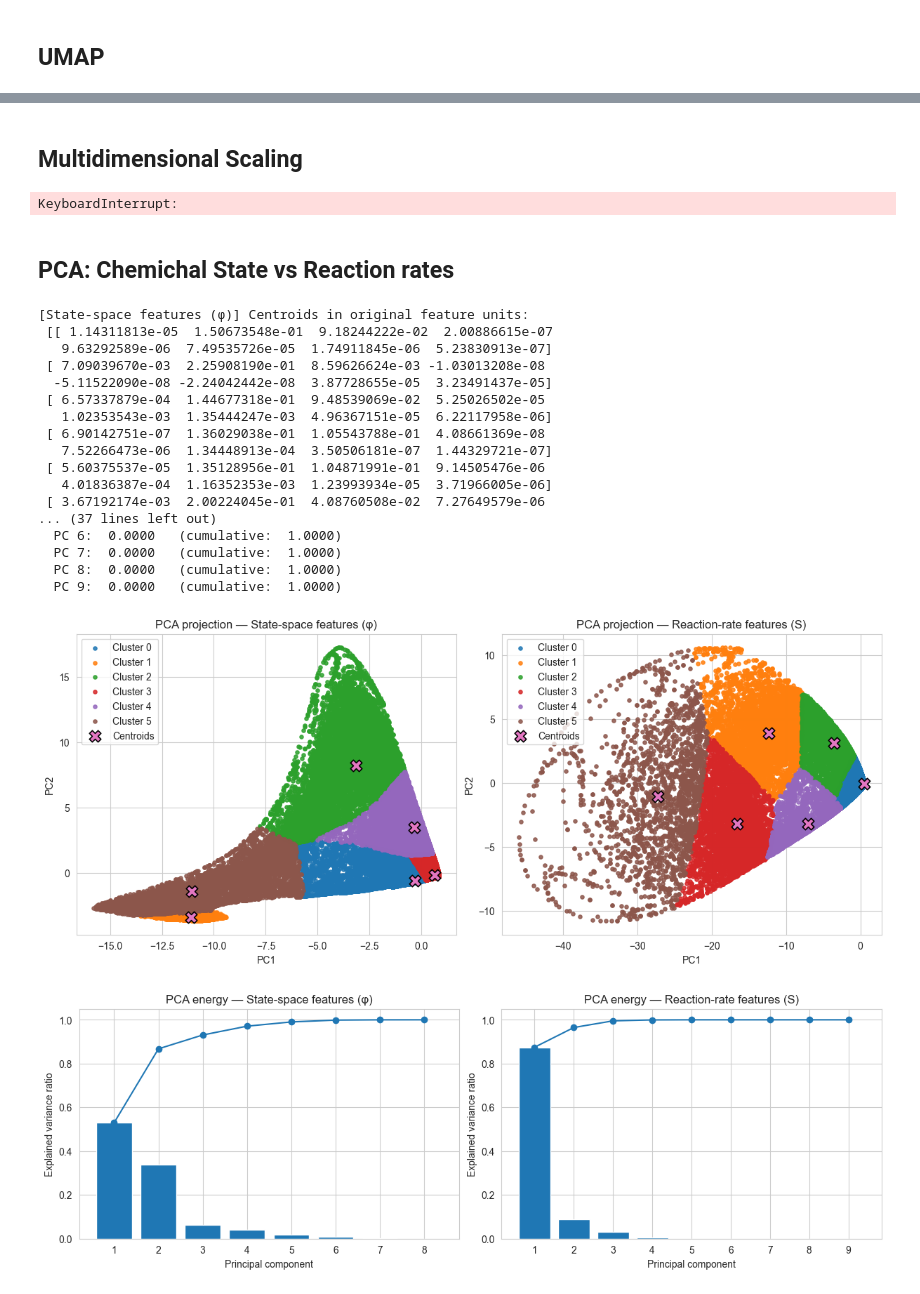
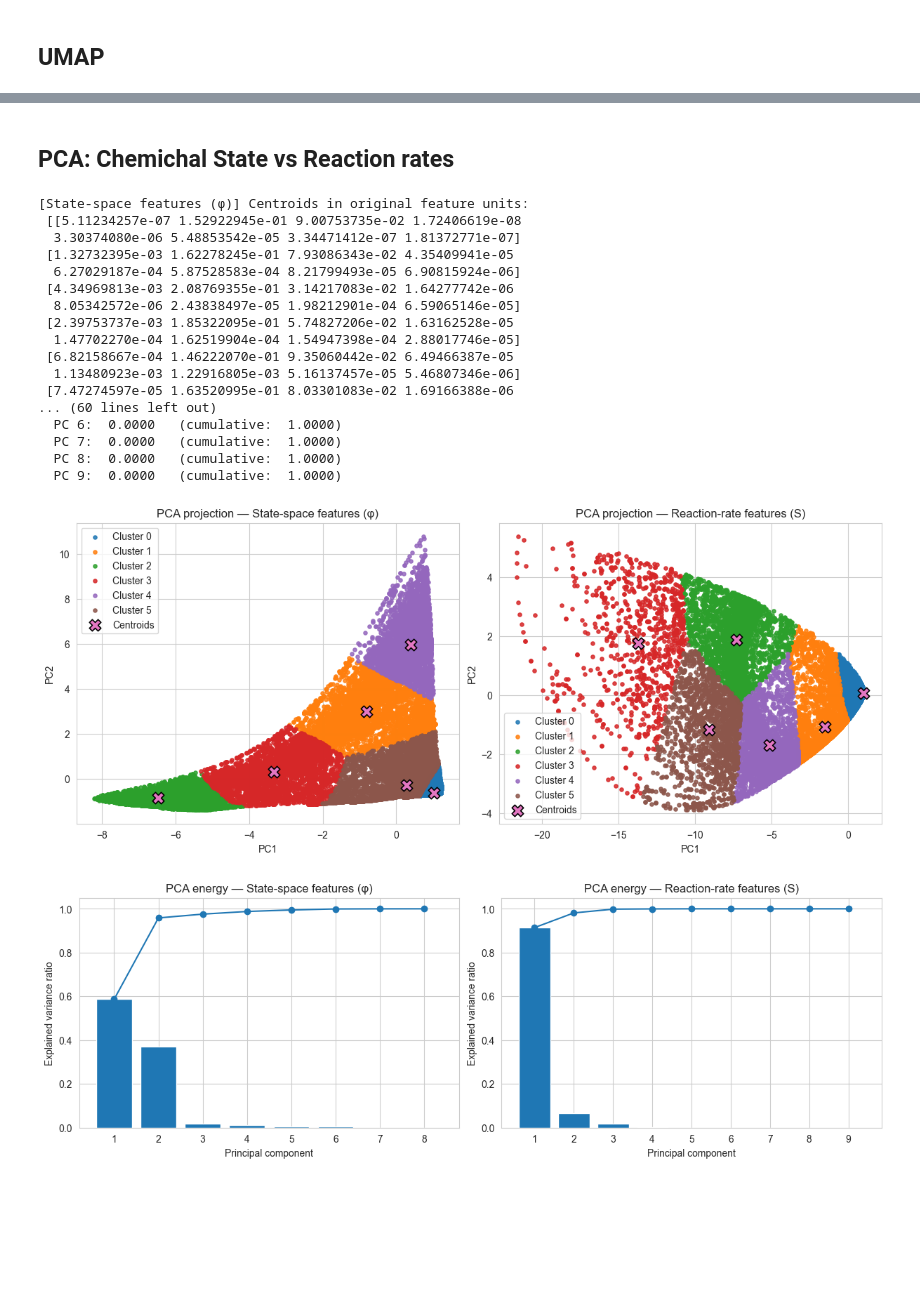
Before and after one commit to AlexandrosNtakoulas/FLAME-rf, a Jupyter notebook: Clustering_comparison.ipynb, the cells around one changed output, grey strips where cells are left out. Cells and saved outputs as stored; diff of their text form; code cells hidden in the pictures; blank space fills up the shorter version.

Commit message:
Improved plotting on clustering, added feature contribution on PC

```diff
--- a/Clustering_comparison.ipynb
+++ b/Clustering_comparison.ipynb
@@ -80,8 +83,8 @@ dimensionality reduction, unsupervised clustering, and feature correlation"
 
 print(int(np.sqrt(len(X))))
 clusterer = hdbscan.HDBSCAN(
-    min_cluster_size=int(np.sqrt(len(X))),
-    min_samples=int(np.sqrt(len(X))), #int(np.sqrt(len(X))),
+    min_cluster_size= 200,
+    min_samples= 400, #int(np.sqrt(len(X))),
     metric='euclidean',
     cluster_selection_method='eom',
     prediction_data=True
@@ -289,16 +252,3 @@ plt.show()
-# %% [markdown]
-## Multidimensional Scaling
-# %%
-mds_embedding = MDS(n_components=2, n_init=1)
-X_mds = mds_embedding.fit_transform(X)
-
-plt.scatter(X_mds[:,0], X_mds[:,1],c=colourmap, cmap='viridis', s=10)
-plt.title("MDS")
-plt.xlabel("MDS-1")
-plt.ylabel("MDS-2")
-plt.show()
-# %% [output]
-KeyboardInterrupt:
 # %% [markdown]
 ## PCA: Chemichal State vs Reaction rates
 # %%
@@ -316,6 +266,8 @@ import matplotlib as mat
 
 # Triangulation of fixed physical coordinates (reuse for both feature settings)
 tri = mtri.Triangulation(df['x'].to_numpy(), df['y'].to_numpy())
+fig_load, axs_load = plt.subplots(2, 2, figsize=(12, 8), constrained_layout=True)
+# rows: PCs (PC1, PC2); columns: feature settings (0=state, 1=rate)
 
 for feature_setting in range(2):
     if feature_setting == 0:
@@ -349,6 +301,33 @@ for feature_setting in range(2):
     pca = PCA(n_components=None, random_state=0)
     X2d        = pca.fit_transform(X_scaled)            # (n, >=2)
     centroids2d = pca.transform(centroids_scaled)       # centroids in scaled space
+    # ===== Feature contributions to PC1 and PC2 =====
+    # pca.components_: shape (n_components, n_features)
+    # row i -> ith PC, entries -> loading on each feature
+    loadings = pca.components_[:2, :]  # take first two PCs
+
+    # Squared loadings as contribution measure, normalized to sum=1 per PC
+    contrib = loadings**2
+    contrib = contrib / contrib.sum(axis=1, keepdims=True)
+
+    # Nicely formatted table using pandas
+    contrib_df = pd.DataFrame(
+        contrib,
+        index=["PC1", "PC2"],
+        columns=features
+    )
+
+    print(f"\n[{col_titles[feature_setting]}] Feature contributions to first two PCs:")
+    print(contrib_df.T.sort_values("PC1", ascending=False))  # sorted by PC1 (or remove sort)
+        # Bar plots for contributions: row=PC, col=feature_setting
+    for pc_idx, pc_name in enumerate(["PC1", "PC2"]):
+        ax_l = axs_load[pc_idx, feature_setting]
+        ax_l.bar(np.arange(len(features)), contrib[pc_idx])
+        ax_l.set_xticks(np.arange(len(features)))
+        ax_l.set_xticklabels(features, rotation=45, ha="right")
+        ax_l.set_ylabel("Contribution")
+        ax_l.set_ylim(0, 1)
+        ax_l.set_title(f"{col_titles[feature_setting]} — {pc_name} feature contributions")
 
     evr     = pca.explained_variance_ratio_
     cum_evr = np.cumsum(evr)
@@ -398,44 +377,46 @@ for feature_setting in range(2):
     # x, y must be your point coordinates of length n
     c = ax_phys.scatter(
         df['x'],
         df['y'],
         c=z,
         cmap=cmap,
         norm=norm,
         s=8,         # adjust marker size as you like
         marker='s',  # 's' gives a more "pixel-like" continuous feel; use 'o' if preferred
         linewidths=0
     )
 
     # Attach colorbar to fig_phys, but only for this axis
     cb = fig_phys.colorbar(c, ax=ax_phys, ticks=np.arange(k))
     cb.set_label("Cluster label")
 
     ax_phys.set_xlabel("x")
     ax_phys.set_ylabel("y")
     ax_phys.set_title(f"Physical space — {col_titles[feature_setting]}")
     ax_phys.set_aspect("equal")  # optional but usually nice for x–y maps
 
 
 # --- Render all figures once, side-by-side comparisons ready ---
 plt.show()
+fig_load.suptitle("Feature contributions to first two PCs", fontsize=14)
+plt.show()
 # %% [output]
 [State-space features (φ)] Centroids in original feature units:
- [[ 1.14311813e-05  1.50673548e-01  9.18244222e-02  2.00886615e-07
-   9.63292589e-06  7.49535726e-05  1.74911845e-06  5.23830913e-07]
- [ 7.09039670e-03  2.25908190e-01  8.59626624e-03 -1.03013208e-08
-  -5.11522090e-08 -2.24042442e-08  3.87728655e-05  3.23491437e-05]
- [ 6.57337879e-04  1.44677318e-01  9.48539069e-02  5.25026502e-05
-   1.02353543e-03  1.35444247e-03  4.96367151e-05  6.22117958e-06]
- [ 6.90142751e-07  1.36029038e-01  1.05543788e-01  4.08661369e-08
-   7.52266473e-06  1.34448913e-04  3.50506181e-07  1.44329721e-07]
- [ 5.60375537e-05  1.35128956e-01  1.04871991e-01  9.14505476e-06
-   4.01836387e-04  1.16352353e-03  1.23993934e-05  3.71966005e-06]
- [ 3.67192174e-03  2.00224045e-01  4.08760508e-02  7.27649579e-06
-... (37 lines left out)
+ [[5.11234257e-07 1.52922945e-01 9.00753735e-02 1.72406619e-08
+  3.30374080e-06 5.48853542e-05 3.34471412e-07 1.81372771e-07]
+ [1.32732395e-03 1.62278245e-01 7.93086343e-02 4.35409941e-05
+  6.27029187e-04 5.87528583e-04 8.21799493e-05 6.90815924e-06]
+ [4.34969813e-03 2.08769355e-01 3.14217083e-02 1.64277742e-06
+  8.05342572e-06 2.43838497e-05 1.98212901e-04 6.59065146e-05]
+ [2.39753737e-03 1.85322095e-01 5.74827206e-02 1.63162528e-05
+  1.47702270e-04 1.62519904e-04 1.54947398e-04 2.88017746e-05]
+ [6.82158667e-04 1.46222070e-01 9.35060442e-02 6.49466387e-05
+  1.13480923e-03 1.22916805e-03 5.16137457e-05 5.46807346e-06]
+ [7.47274597e-05 1.63520995e-01 8.03301083e-02 1.69166388e-06
+... (60 lines left out)
   PC 6:  0.0000   (cumulative:  1.0000)
   PC 7:  0.0000   (cumulative:  1.0000)
   PC 8:  0.0000   (cumulative:  1.0000)
   PC 9:  0.0000   (cumulative:  1.0000)
-[figure, old version]
+[figure, new version]
-[figure, old version]
+[figure, new version]
```
Also changed, not shown: parts of 17 cells of this notebook, 3 other files.
